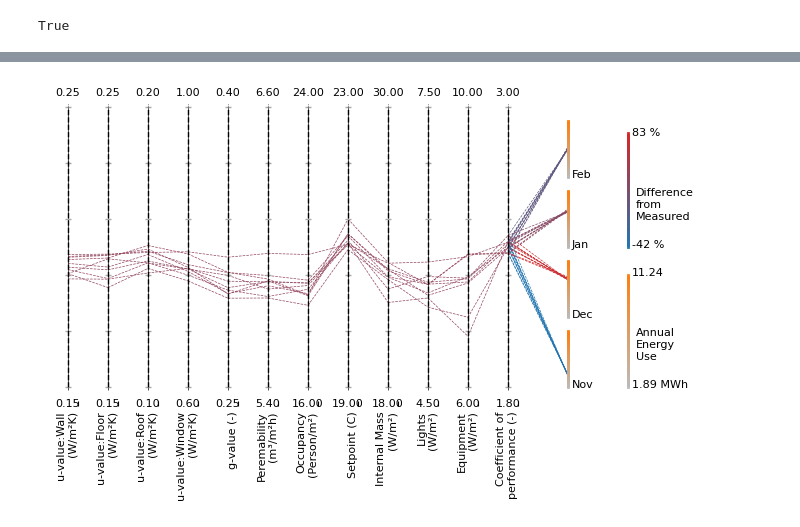
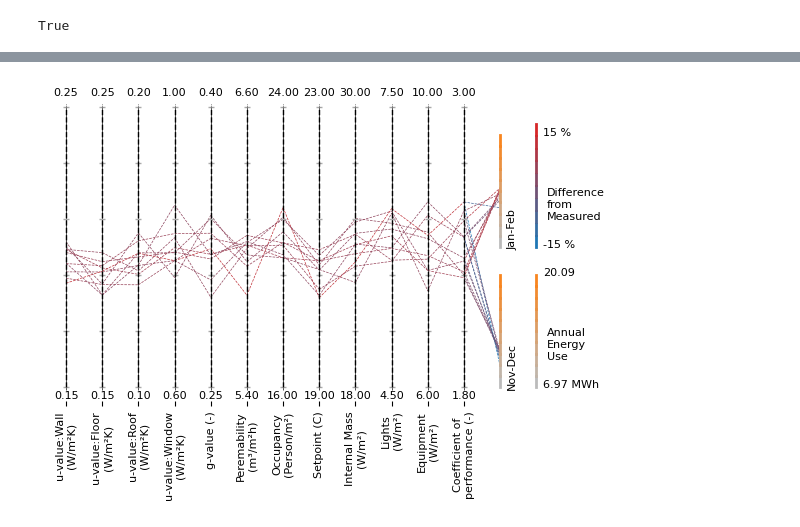
Before and after one commit to manavmahan/EPObjects, a Jupyter notebook: visualisation/parameter_estimation.ipynb, the cells around one changed output, grey strips where cells are left out. Cells and saved outputs as stored; diff of their text form; code cells hidden in the pictures.

```diff
--- a/visualisation/parameter_estimation.ipynb
+++ b/visualisation/parameter_estimation.ipynb
@@ -82,7 +85,7 @@ def get_name_mapping(name):
     return mapping.get(name, '-')
 # %%
 user_name = 'tum-gni'
-proj_name = 'tausendpfund-ed'
+proj_name = 'house-in'
 
 search_conditions = db.get_search_conditions(user_name, proj_name)
 pps = db.get_columns(search_conditions, db.PARAMETERS, convert_to_df=True)
@@ -99,8 +102,8 @@ simulation_results = simulation_results.Values['Total']
 
 results = db.get_columns(search_conditions, db.RESULTS,)
 
-combinations = pd.DataFrame.from_dict(results[db.PARAMETERS])
-predictions = pd.DataFrame.from_dict(results[db.PREDICTIONS])
+combinations = pd.DataFrame.from_dict(results[db.PARAMETERS])[:10]
+predictions = pd.DataFrame.from_dict(results[db.PREDICTIONS])[:10]
 
 scaling_data = db.get_columns(search_conditions, db.SCALING)
 scaling_df_Y = pd.DataFrame.from_dict(scaling_data[db.SCALING_DF_Y])
@@ -131,38 +114,40 @@ def plot_multiaxis(ax, pps):
         ax.plot([i, i], [0, 1], lw=1, ls='--', color='k', zorder=10)
         ax.plot(i * np.ones((6)), np.linspace(0, 1, 6), marker='_', markersize=5, color='#aaaaaa', lw=0.1)
 
-        ax.text(i, -0.07, f'{pp.Min:.02f}', size=8, horizontalalignment='center')
+        ax.text(i, -0.04, f'{pp.Min:.02f}', size=8, horizontalalignment='center')
         ax.text(i, 1.07, f'{pp.Max:.02f}', size=8, horizontalalignment='center', verticalalignment='top')
         ax.plot([i, i], [-0.01, 1.01], lw=0.5, ls='-.', color='k', zorder=1)
 
 
 def plot_results_scale(ax, results_pos, error_scale):
+    size = 0.5
     consumption_scale = ColorScale('#bbbbbb', '#ff7f0e', 0, 1.0)
-    breaks = 50
+    breaks = 10
     for i, t in enumerate(scaling_df_Y.iterrows()):
-        plt.text(results_pos+0.1, i*.25, t[0][:3], horizontalalignment='left', size=8)
+        plt.text(results_pos+0.2, i*size, t[0], horizontalalignment='left', size=8, rotation=90)
         for j in range(breaks):
-            ax.plot([results_pos, results_pos], [i*0.25 + j*0.2/breaks, i*0.25 + (j+1) * 0.2/breaks], lw=2, ls='-', color=consumption_scale.color(j/breaks), zorder=1)
+            ax.plot([results_pos, results_pos], [i*size + j*0.4/breaks, i*size + (j+1) * 0.4/breaks], lw=2, ls='-', color=consumption_scale.color(j/breaks), zorder=1)
             if i==0:
-                ax.plot([results_pos+1.5, results_pos+1.5], [i*0.25 + j*0.4/breaks, i*0.25 + (j+1) * 0.4/breaks], lw=2, ls='-', color=consumption_scale.color(j/breaks), zorder=1)
+                ax.plot([results_pos+1, results_pos+1], [i*size + j*0.4/breaks, i*size + (j+1) * 0.4/breaks], lw=2, ls='-', color=consumption_scale.color(j/breaks), zorder=1)
 
     increment = error_scale.Range/breaks
     for j in np.linspace(error_scale.Min, error_scale.Max, breaks):
         y_start = 0.5 + error_scale.scale(j) * 0.4
         y_end = 0.5 + error_scale.scale(j+increment) * 0.4
-        ax.plot([results_pos+1.5, results_pos+1.5], [y_start, y_end], lw=2, ls='-', color=error_scale.color(j), zorder=1)
+        ax.plot([results_pos+1, results_pos+1], [y_start, y_end], lw=2, ls='-', color=error_scale.color(j), zorder=1)
     # break
 
-    ax.text(results_pos+1.6, 0.5, f'{error_scale.Min:0.0f} %', size=8)
-    ax.text(results_pos+1.7, 0.6, f'Difference\nfrom\nMeasured', size=8)
-    ax.text(results_pos+1.6, 0.9, f'{error_scale.Max:0.0f} %', size=8)
+    ax.text(results_pos+1.2, 0.5, f'{error_scale.Min:0.0f} %', size=8)
+    ax.text(results_pos+1.3, 0.6, f'Difference\nfrom\nMeasured', size=8)
+    ax.text(results_pos+1.2, 0.9, f'{error_scale.Max:0.0f} %', size=8)
 
-    ax.text(results_pos+1.6, 0, f'{scaling_df_Y["Min"][0]/1000:.02f} MWh', size=8)
-    ax.text(results_pos+1.7, 0.1, f'Annual\nEnergy\nUse', size=8)
-    ax.text(results_pos+1.6, 0.4, f'{scaling_df_Y["Max"][0]/1000:.02f}', size=8)
+    ax.text(results_pos+1.2, 0, f'{scaling_df_Y["Min"][0]/1000:.02f} MWh', size=8)
+    ax.text(results_pos+1.3, 0.1, f'Annual\nEnergy\nUse', size=8)
+    ax.text(results_pos+1.2, 0.4, f'{scaling_df_Y["Max"][0]/1000:.02f}', size=8)
 
 
 def plot_results(ax, x, y, error_scale, errors, total_error):
+    size = 0.5
     for i, chr in enumerate(x):
         previous = None
         for p, x1 in enumerate(chr):
@@ -171,34 +156,34 @@ def plot_results(ax, x, y, error_scale, errors, total_error):
             previous = [p, x1]
 
         for j, t in enumerate(y[i]):
-            ax.plot([previous[0], p+1.5], [previous[1], j*0.25 + t], lw=0.5, ls='--', color=error_scale.color(errors[i, j]), zorder=-1)
+            ax.plot([previous[0], p+1.0], [previous[1], j*size + t], lw=0.5, ls='--', color=error_scale.color(errors[i, j]), zorder=-1)
     return p
 # %%
-fig, ax = plt.subplots(figsize=(0.5 * len(scaling_df_X) + 2, 4), nrows = 1, ncols = 1)
+fig, ax = plt.subplots(figsize=(0.5 * len(scaling_df_X) + 1, 4), nrows = 1, ncols = 1)
 x = scaling_x(combinations).numpy()
-y = scaling_y(predictions).numpy()*0.2
+y = scaling_y(predictions).numpy()*0.4
 
 errors = pd.DataFrame.from_dict(results[db.ERRORS]).values
 total_error = list(results[db.TOTAL_ERROR].values())
 
 error_scale = ColorScale('#1f77b4', '#d62728', min(errors.min(), min(total_error)), max(errors.max(), max(total_error)))
 
 p = plot_results(ax, x, y, error_scale, errors, total_error)
 plot_multiaxis(ax, pps)
 
-results_pos = p+1.5
+results_pos = p+1.0
 plot_results_scale(ax, results_pos, error_scale)
 
 xticks = tuple(get_name_mapping(x) for x in pps.get_scaling_df().index)
-ax.set_xticks([x+0.25 for x in range(len(xticks))], labels=xticks, size=8, rotation=90, horizontalalignment='right', verticalalignment='top')
+ax.set_xticks([x for x in range(len(xticks))], labels=xticks, size=8, rotation=90,)# horizontalalignment='center', verticalalignment='center')
 ax.set_yticks([])
 ax.set_ylim([-0.05, 1.05])
 ax.set_xlim([-.5, results_pos+2.5])
 
 ax.spines[['right', 'top', 'left', 'bottom']].set_visible(False)
 plt.grid(False)
 
 plt.savefig(f'{user_name}-{proj_name}-parameters.pdf', bbox_inches='tight')
 # %% [output]
-[figure, old version]
+[figure, new version]
 # %%
```
Also changed, not shown: parts of 13 cells of this notebook, 6 other files.
